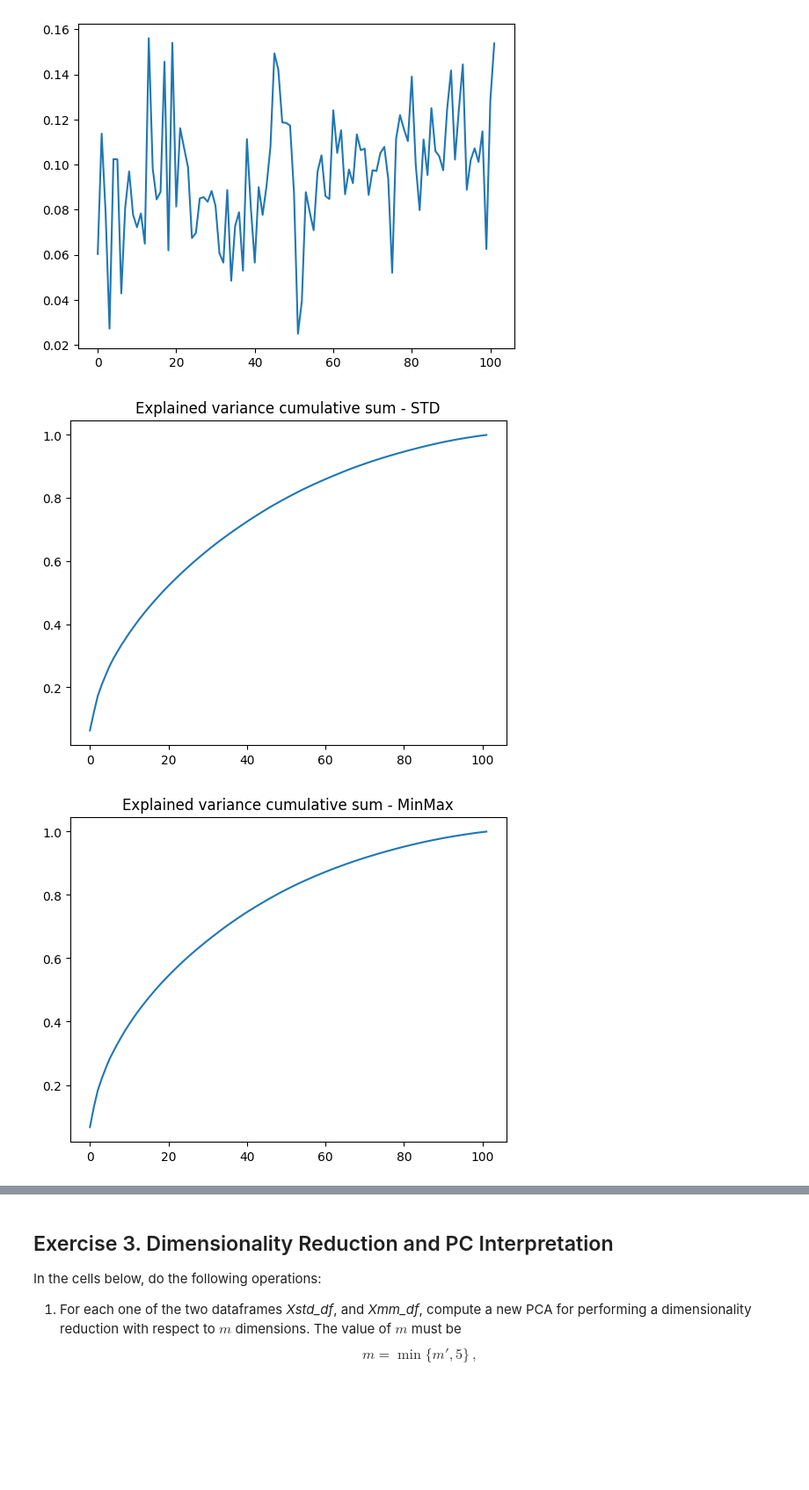
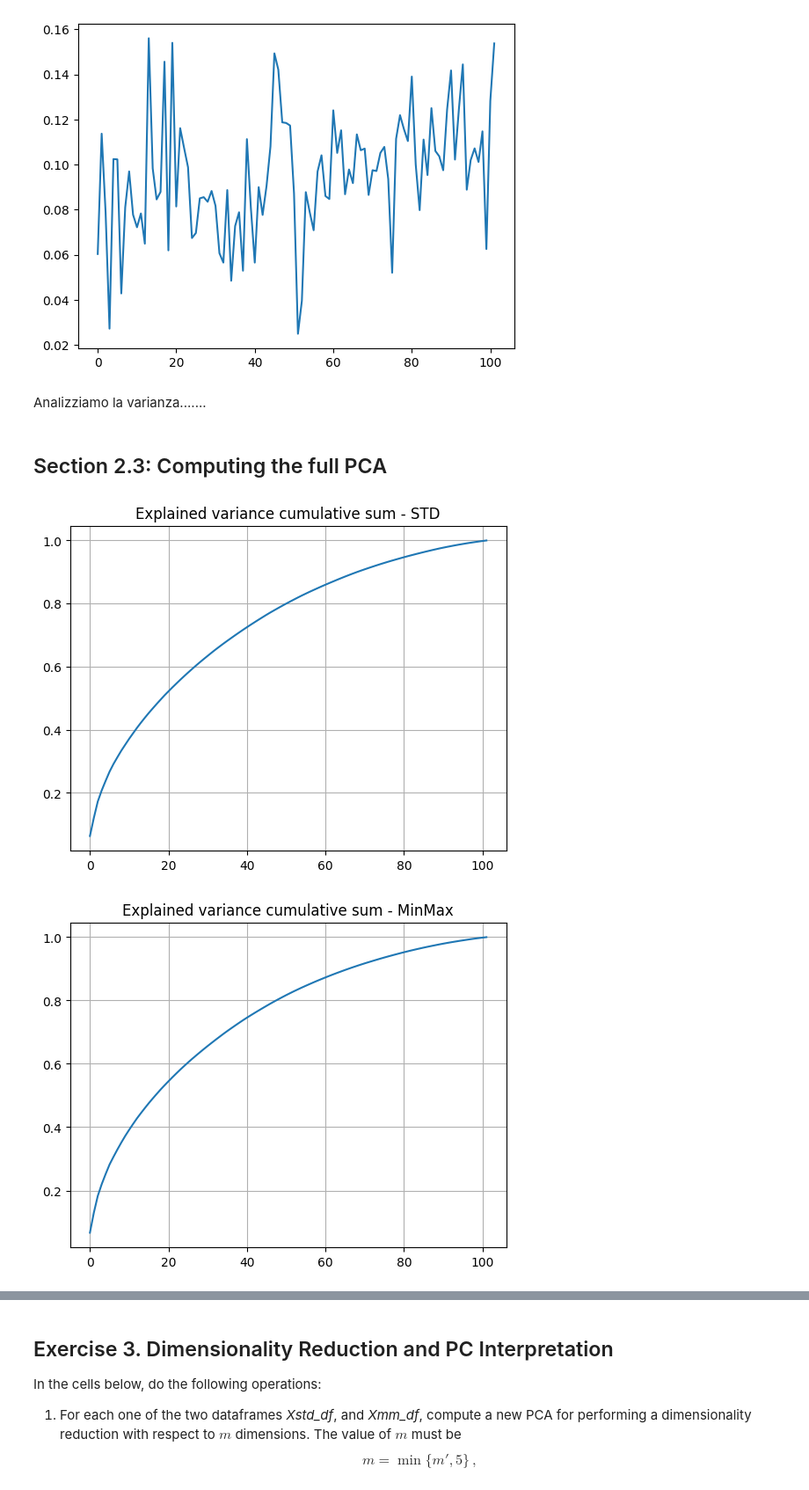
Before and after one commit to fabiolauro/PCA_CLA_Project, a Jupyter notebook: HWpca_Lauro_Martellone.ipynb, the cells around one changed output, grey strips where cells are left out. Shown at 88% size. Saved outputs shown, nothing was run; the diff lists cells and outputs as text; code cells hidden in the pictures; blank space fills up the shorter version.

```diff
--- a/HWpca_Lauro_Martellone.ipynb
+++ b/HWpca_Lauro_Martellone.ipynb
@@ -400,24 +365,30 @@ plt.show()
 [figure]
 [figure]
 [figure]
+# %% [markdown]
+Analizziamo la varianza.......
+# %% [markdown]
+## Section 2.3: Computing the full PCA
 # %%
 pca_std = PCA()
 pca_mm = PCA()
 
 pca_std.fit(Xstd_df)
 pca_mm.fit(Xmm_df)
 
 plt.figure()
 plt.plot(np.cumsum(pca_std.explained_variance_ratio_))
 plt.title("Explained variance cumulative sum - STD")
+plt.grid()
 plt.show()
 
 plt.figure()
 plt.plot(np.cumsum(pca_mm.explained_variance_ratio_))
 plt.title("Explained variance cumulative sum - MinMax")
+plt.grid()
 plt.show()
 
 #COMMENT THE RESULTS!!
 # %% [output]
-[figure, old version]
+[figure, new version]
-[figure, old version]
+[figure, new version]
```
Also changed, not shown: parts of 25 cells of this notebook.
